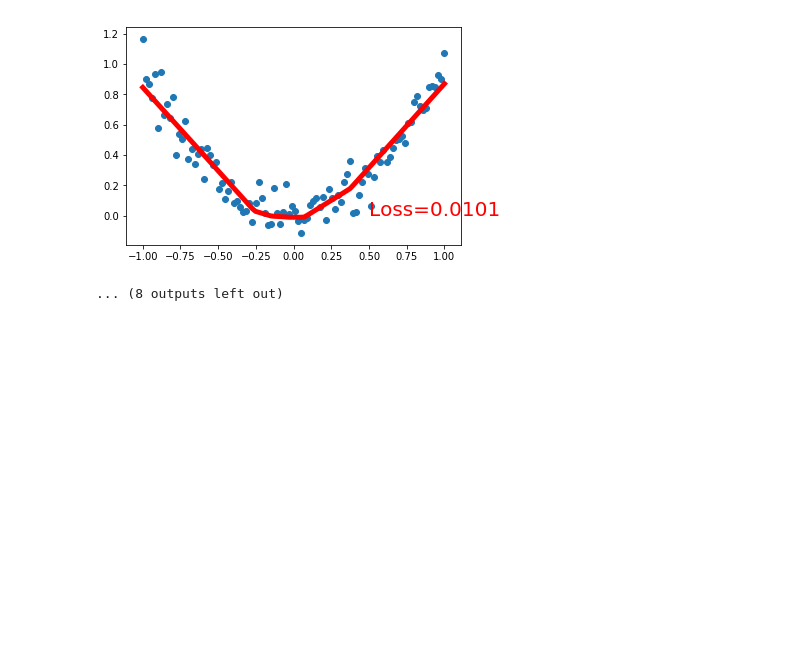
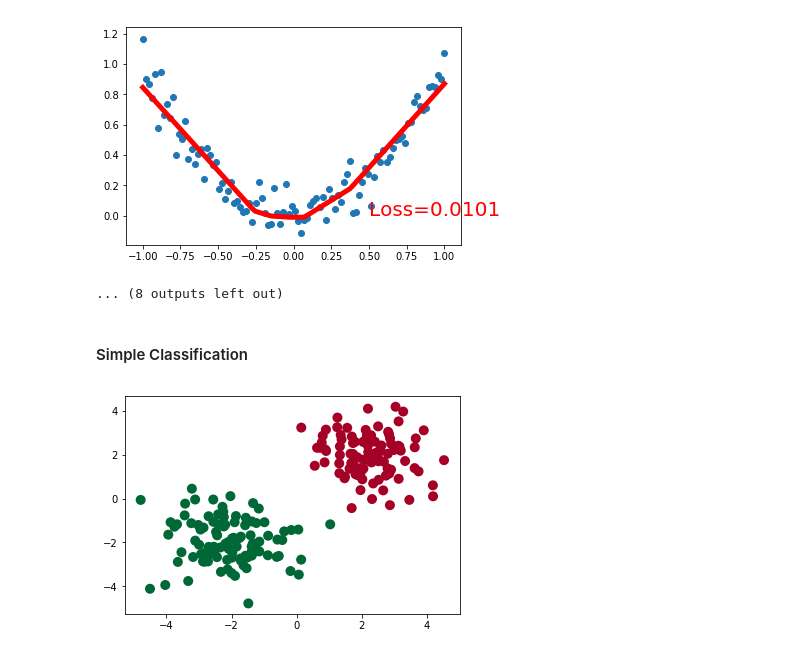
Before and after one commit to mohapatras/python, a Jupyter notebook: tensorflow_tutorials.ipynb, the cells around one changed output. Saved outputs shown, nothing was run; the diff lists cells and outputs as text; code cells hidden in the pictures; blank space fills up the shorter version.

```diff
--- a/tensorflow_tutorials.ipynb
+++ b/tensorflow_tutorials.ipynb
@@ -199,3 +199,26 @@ plt.show()
 [figure]
 [figure]
 ... (8 outputs left out)
+# %% [markdown]
+#### Simple Classification
+# %%
+tf.set_random_seed(1)
+np.random.seed(1)
+
+# Dummy Data
+
+n_data = np.ones((100, 2))
+
+x0 = np.random.normal(2*n_data, 1) # Class0 x shape = (100, 2)
+y0 = np.zeros(100)                 # Class0 y shape = (100, 1)
+x1 = np.random.normal(-2*n_data, 1)# Class1 x shape = (100, 2)
+y1 = np.ones(100)                  # Class1 y shape = (100, 1)
+
+x = np.vstack((x0, x1)) # shape (200, 2) + noise
+y = np.hstack((y0, y1))
+
+# Plot data
+plt.scatter(x[:,0], x[:,1], c=y, s=100, lw=0, cmap='RdYlGn')
+plt.show()
+# %% [output]
+[figure, added]
```
Also changed, not shown: parts of 1 cell of this notebook.
